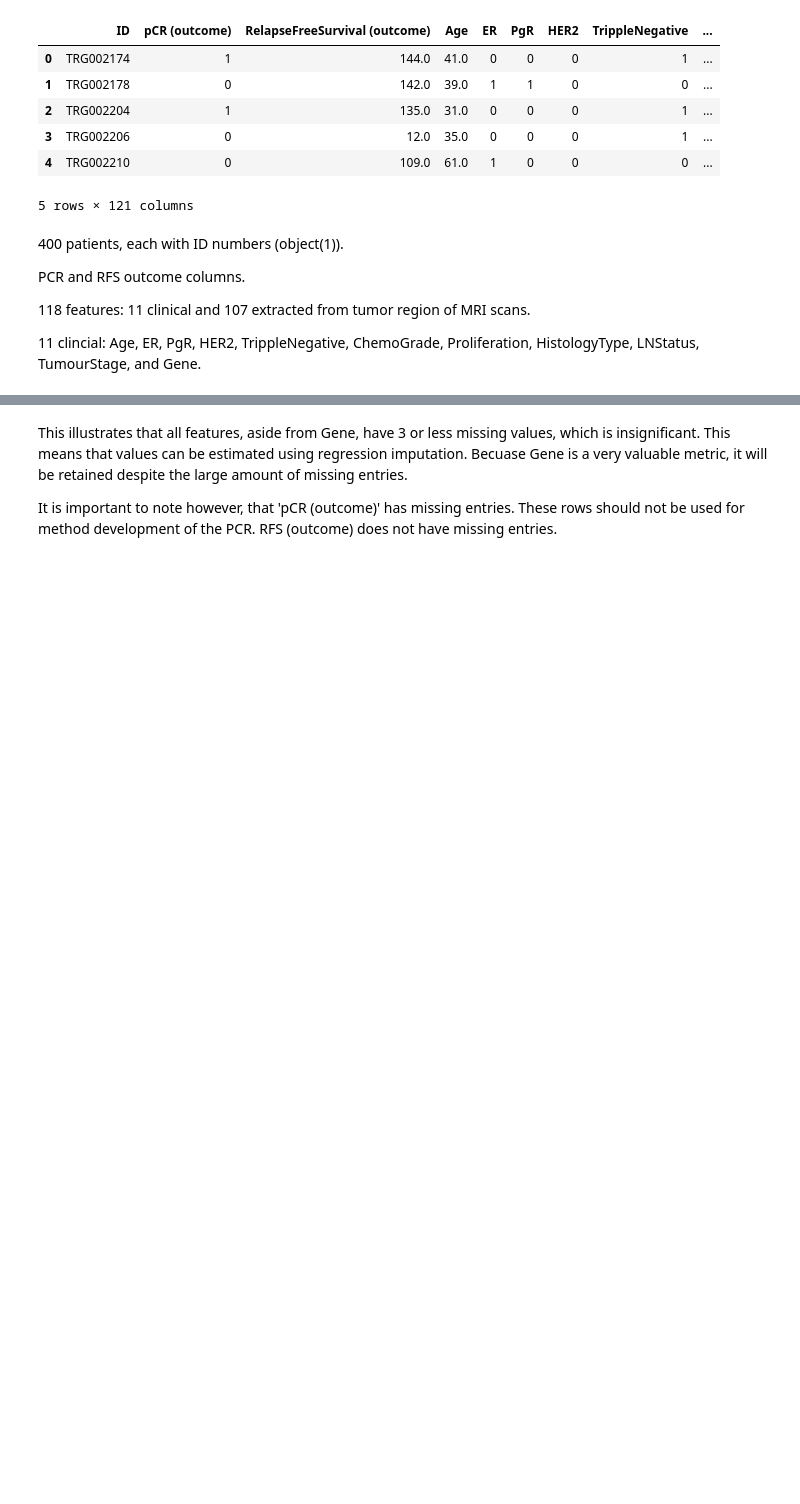
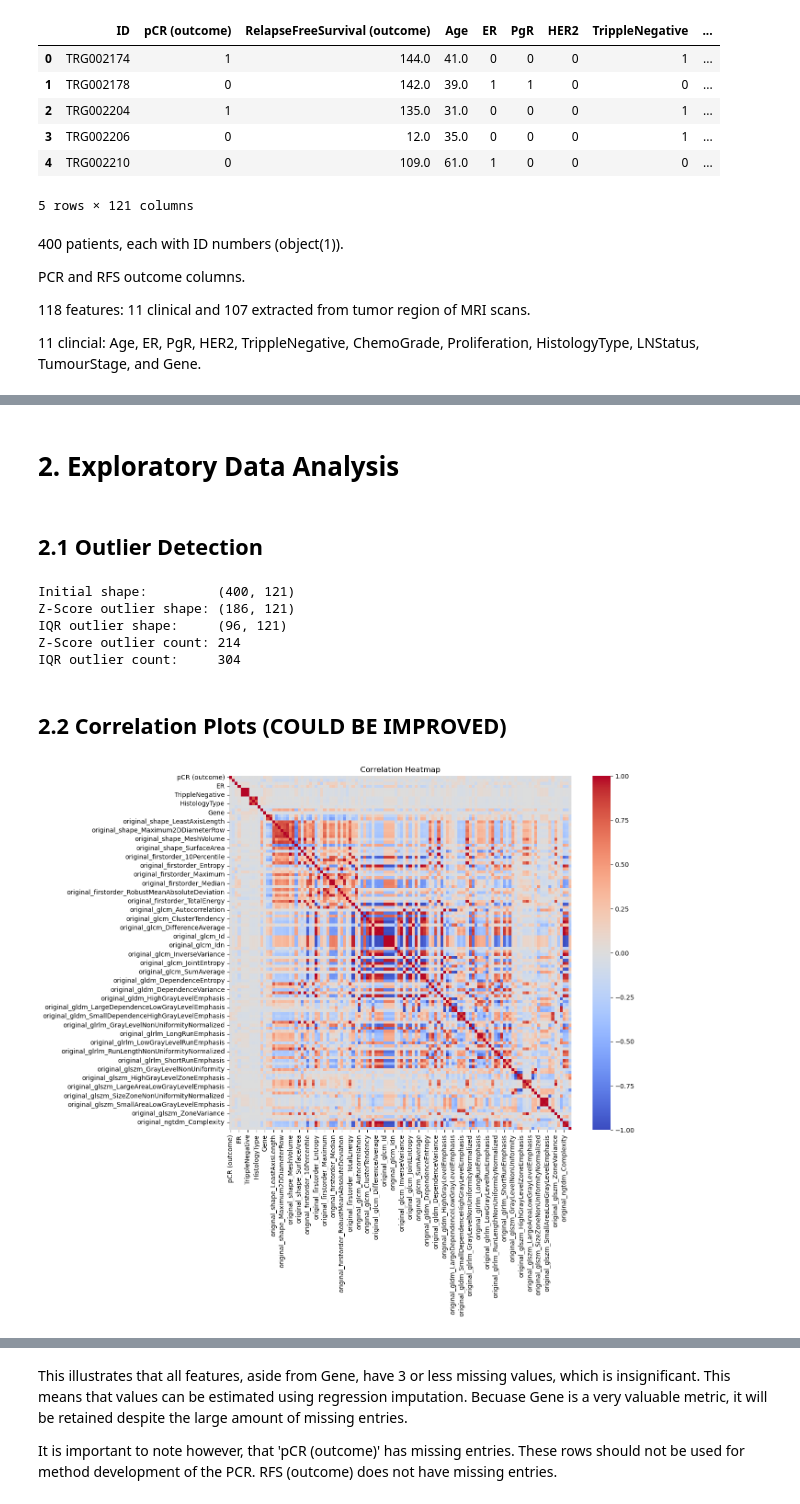
Before and after one commit to KRooL4E/ML_CW2, a Jupyter notebook: data_preprocessing.ipynb, the cells around one changed output, grey strips where cells are left out. Drawn from its saved outputs; the diff is of its cells as text; code cells hidden in the pictures; blank space fills up the shorter version.

```diff
--- a/data_preprocessing.ipynb
+++ b/data_preprocessing.ipynb
@@ -13,8 +25,8 @@ import IPython
 # %%
-data = pd.read_excel('TrainDataset2024.xls')
-pd.options.display.max_rows = len(data)
-data.info()
-data.head()
+df = pd.read_excel('TrainDataset2024.xls')
+pd.options.display.max_rows = len(df)
+df.info()
+df.head()
 # %% [output]
 <class 'pandas.core.frame.DataFrame'>
 RangeIndex: 400 entries, 0 to 399
@@ -65,0 +51,4 @@ Gene                                                88
+# %% [markdown]
+# 2. Exploratory Data Analysis
+# %% [markdown]
+## 2.1 Outlier Detection
@@ -65,0 +123,29 @@ Gene                                                88
+# %%
+print('Initial shape:        ',df.shape)
+
+print('Z-Score outlier shape:',detect_and_handle_outliers(df, method="Z-Score", mode="handle").shape)
+print('IQR outlier shape:    ',detect_and_handle_outliers(df, method="IQR", mode="handle").shape)
+
+z_score_outlier_count_df = detect_and_handle_outliers(df, method="Z-Score")
+#print(z_score_outlier_count_df[(z_score_outlier_count_df['Outlier_Count']>0)].head())
+print('Z-Score outlier count:',z_score_outlier_count_df[(z_score_outlier_count_df['Outlier_Count']>0)]['Outlier_Count'].sum())
+
+iqr_outlier_count_df = detect_and_handle_outliers(df, method="IQR")
+#print(iqr_outlier_count_df[(iqr_outlier_count_df['Outlier_Count']>0)].head())
+print('IQR outlier count:    ',iqr_outlier_count_df[(iqr_outlier_count_df['Outlier_Count']>0)]['Outlier_Count'].sum())
+# %% [output]
+Initial shape:         (400, 121)
+Z-Score outlier shape: (186, 121)
+IQR outlier shape:     (96, 121)
+Z-Score outlier count: 214
+IQR outlier count:     304
+# %% [markdown]
+## 2.2 Correlation Plots (COULD BE IMPROVED)
+# %%
+plt.figure(figsize=(12, 10))
+correlation_matrix = df.drop(columns=['ID']).corr()
+sns.heatmap(correlation_matrix, cmap='coolwarm', vmin=-1, vmax=1, annot=False)
+plt.title("Correlation Heatmap")
+plt.show()
+# %% [output]
+[figure, added]
```
Also changed, not shown: parts of 27 cells of this notebook, 3 other files.
